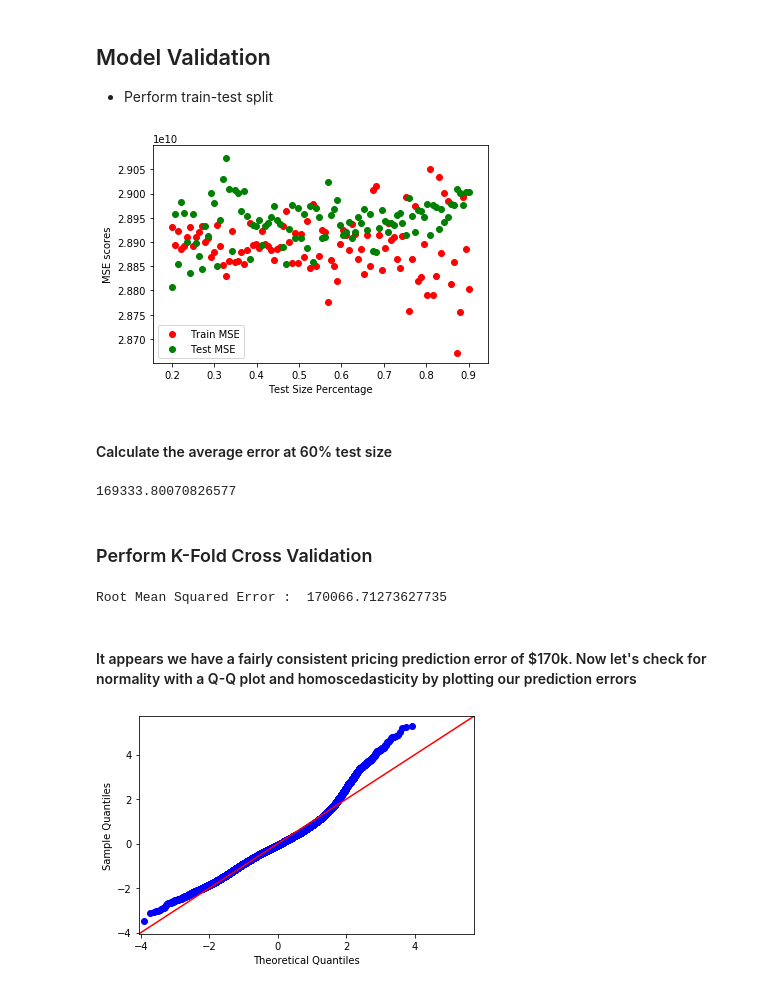
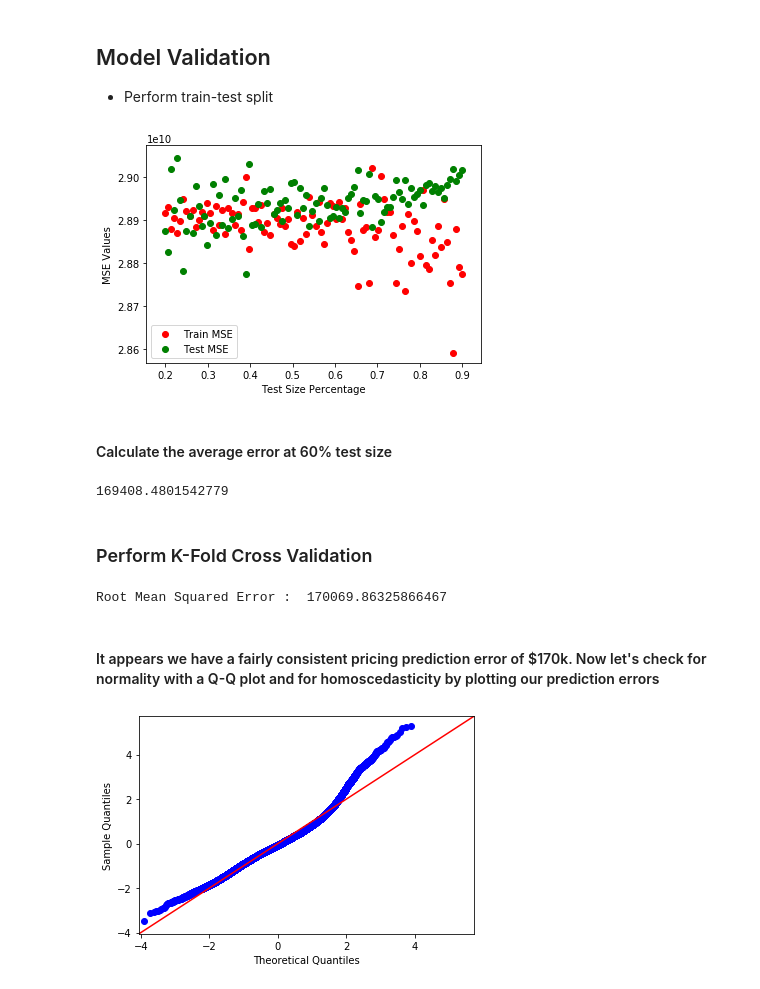
Before and after one commit to johnnyboi1016/dsc-mod-2-project-v2-1-online-ds-ft-120919, a Jupyter notebook: student_EDA_2of2.ipynb, the cells around one changed output. Saved outputs shown, nothing was run; the diff lists cells and outputs as text; code cells hidden in the pictures.

```diff
--- a/student_EDA_2of2.ipynb
+++ b/student_EDA_2of2.ipynb
@@ -172,7 +172,8 @@ df_new = df_new1.loc[df_new1[df_new1.yr_renovated>=2000].index]
 df_new1 = df_new1.loc[df_new1[df_new1.yr_built>=2000].index]
 df_new = pd.concat([df_new1,df_new]).drop_duplicates()
 print(f'Recent homes mean price: {df_new.price.mean().round()}', f'#:{len(df_new)}')
+
 #Remove these newer homes from our original dataset and recalculate mean
-raw_data.set_index('id').drop(df_new.index).price.mean().round()
+print(f"Older homes mean price: {raw_data.set_index('id').drop(df_new.index).price.mean().round()}")
 # %% [output]
 Recent homes mean price: 634374.0 #:5134
@@ -180,2 +181,13 @@ Recent homes mean price: 634374.0 #:5134
 # %% [markdown]
 #### Out of curiosity, we decided to do a quick comparison of newer homes (built/renovated in last 15 years, since 2000) and confirmed a ~$125k higher mean sales price. Makes sense!
+# %%
+#Simple bar chart of above for presentation
+newer = {'Newer (5134)': 0, 'Older (16463)': 0}
+newer['Newer (5134)'] = df_new.price.mean()
+newer['Older (16463)'] = raw_data.set_index('id').drop(df_new.index).price.mean()
+
+plt.bar(newer.keys(), newer.values(), data=newer, width=0.5, color=['g','r'])
+plt.title('Average Selling Price of Newer (Built/Renovated since 2000) vs Older Properties\n')
+plt.xlabel('Age group (# of Properties)')
+plt.ylabel('Price ($)')
+plt.show;
@@ -795,61 +839,59 @@ def test_train(low,high,count):
     index = np.linspace(low,high,num=count,endpoint=True)
     index = np.around(index, 3)
     train_MSE = []
     test_MSE = []
     for i in index:
         train_errors = []
         test_errors = []
         for x in range(0,100):
             xtrn, xtst, ytrn, ytst = train_test_split(df_model.drop(labels='price', axis=1), df_model.price, test_size=i)
             #print(xtrn.shape, xtst.shape, ytrn.shape, ytst.shape)
             linreg.fit(xtrn, ytrn)
             xtrn_err = linreg.predict(xtrn)
             xtst_err = linreg.predict(xtst)
             mse_train = np.sum((ytrn - xtrn_err)**2)/len(ytrn)
             mse_test = np.sum((ytst - xtst_err)**2)/len(ytst)
             train_errors.append(mse_train)
             test_errors.append(mse_test)
         train_MSE.append(np.mean(train_errors))
         test_MSE.append(np.mean(test_errors))
     return [index, train_MSE, test_MSE]
 
 data = test_train(.2, .9, 100) #100 intervals from 20-90% train-test split each run 100 times
 
 #Plotting our results
 plt.scatter(data[0], data[1], color='r', label='Train MSE')
 plt.scatter(data[0], data[2], color='g', label='Test MSE')
 plt.legend()
 plt.xlabel('Test Size Percentage')
-plt.ylabel('MSE scores')
+plt.ylabel('MSE Values')
 plt.show()
 # %% [output]
-[figure, old version]
+[figure, new version]
 # %% [markdown]
 #### Calculate the average error at 60% test size
 # %%
 from sklearn.metrics import mean_squared_error
 xtrn, xtst, ytrn, ytst = train_test_split(df_model.drop(labels='price', axis=1), df_model.price, test_size=.6)
 linreg = LinearRegression()
-linreg.fit(xtrn, ytrn)
+linreg.fit(df_model.drop(labels='price', axis=1), df_model.price)
 xtst_err = linreg.predict(xtst)
 test_mse = mean_squared_error(ytst, xtst_err)
 np.sqrt(test_mse)
 # %% [output]
-169333.80070826577
+169408.4801542779
 # %% [markdown]
 ### Perform K-Fold Cross Validation
 # %%
 from sklearn.model_selection import cross_val_score
-linreg = LinearRegression()
-linreg.fit(df_model.drop(labels='price', axis=1), df_model.price)
 #Run 500 folds to get consistent results
 cv_500_results = cross_val_score(linreg, df_model.drop(labels='price', axis=1), df_model.price,
                                 cv=500, scoring="neg_mean_squared_error")
 print('Root Mean Squared Error : ', np.sqrt(np.mean(cv_500_results)*-1))
 # %% [output]
-Root Mean Squared Error :  170066.71273627735
+Root Mean Squared Error :  170069.86325866467
 # %% [markdown]
-#### It appears we have a fairly consistent pricing prediction error of $170k. Now let's check for normality with a Q-Q plot and homoscedasticity by plotting our prediction errors
+#### It appears we have a fairly consistent pricing prediction error of $170k. Now let's check for normality with a Q-Q plot and for homoscedasticity by plotting our prediction errors
 # %%
 #Check for normality with Q-Q plot
 fig = sm.graphics.qqplot(model.resid, dist=stats.norm, line='45', fit=True)
```
Also changed, not shown: parts of 42 cells of this notebook, 5 other files.
